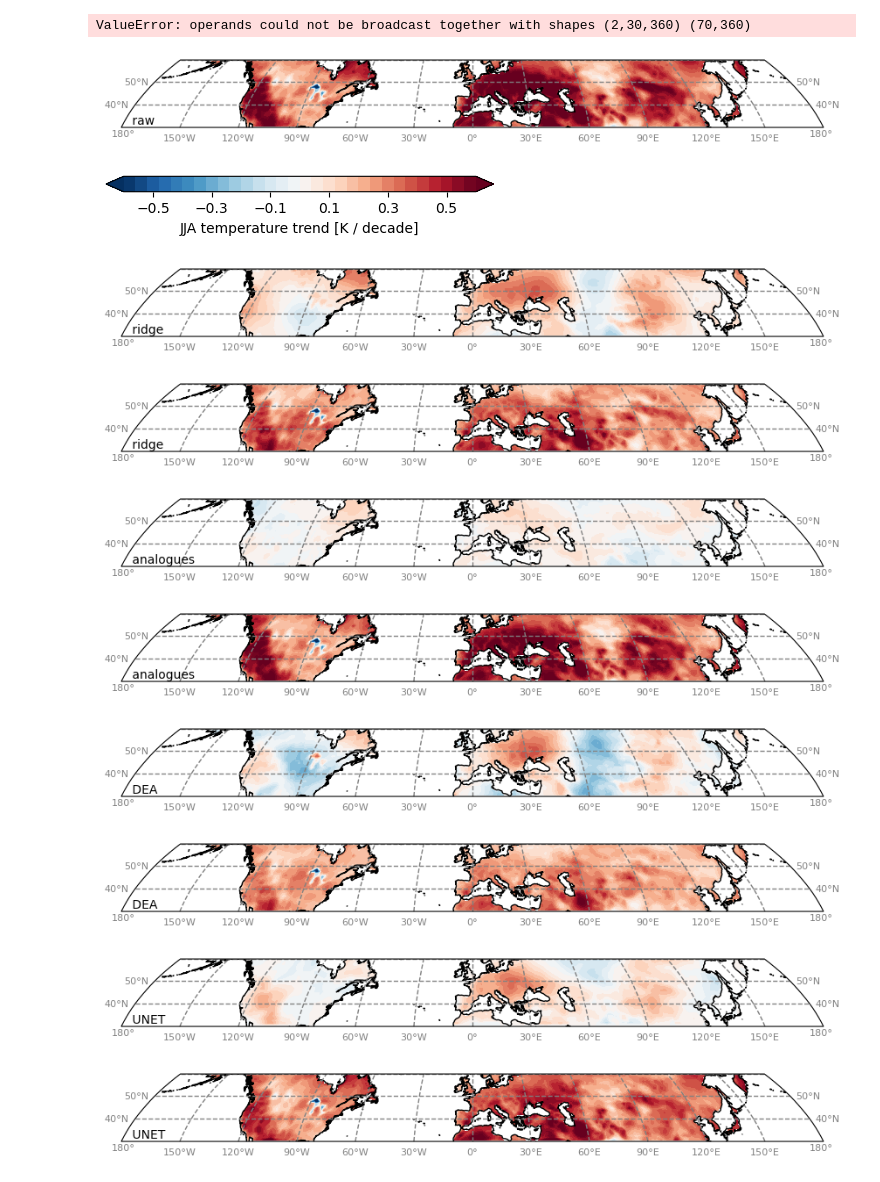
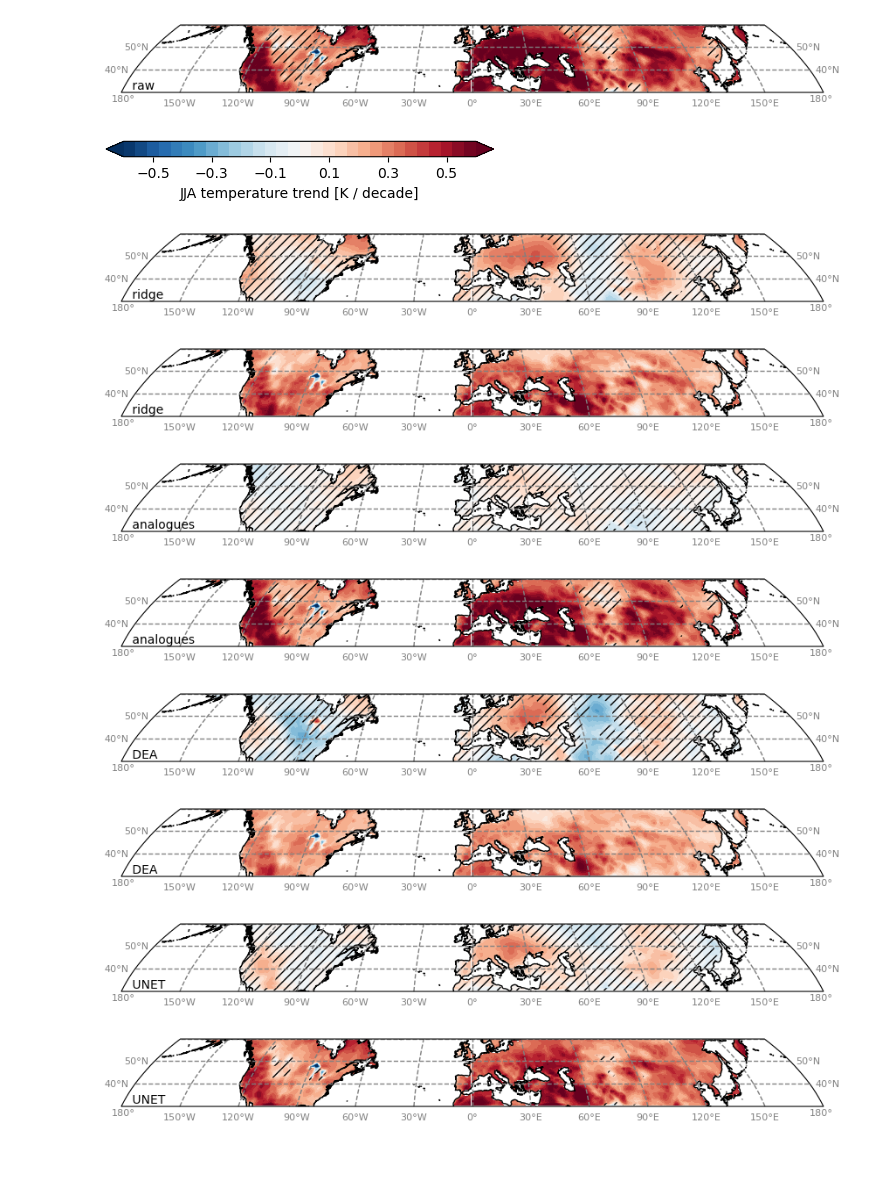
Before and after one commit to peterpeterp/circ_contribution_to_JJA_trends, a Jupyter notebook: 2_application_to_ERA5.ipynb, the cells around one changed output. Cells and saved outputs as stored; diff of their text form; code cells hidden in the pictures.

```diff
--- a/2_application_to_ERA5.ipynb
+++ b/2_application_to_ERA5.ipynb
@@ -69,48 +69,61 @@ reg = 'NH'
 analog_in_file = f"/climca/data/ETH2LIM/ETH2LIM/for_sebastian/tasAdj_mon_ERA5_{reg}.nc"
 nc = xr.open_dataset(analog_in_file)
 nc = nc.assign_coords(lon=(nc.lon + 180) % 360 - 180)
-x = nc['tas_dyn']
-x = x[np.isin(x.time.dt.month, months)]
-x = x.loc[str(period[0]):str(period[1])]
-x = x.groupby(x.time.dt.year).mean()
-trend = x.polyfit('year', deg=1)['polyfit_coefficients'][0].squeeze()
-trend_dict[f'analog_circ_{y1}-{y2}'] = trend
+tas = nc['tas_dyn']
+tas = tas[np.isin(tas.time.dt.month, months)]
+tas = tas.loc[str(period[0]):str(period[1])]
+tas = tas.groupby(tas.time.dt.year).mean()
 
-trend_dict[f'analog_thermo_{y1}-{y2}'] = trend_dict[f'raw_{y1}-{y2}'] - trend_dict[f'analog_circ_{y1}-{y2}']
+slope__, p_value__ = get_slope_and_pval(tas)
+slope = trend_dict[f"raw_{y1}-{y2}"][0].copy() * np.nan
+slope[:] = slope__.sel(dict(lat=slope.lat, lon=slope.lon), method='nearest').values
+p_value = trend_dict[f"raw_{y1}-{y2}"][0].copy() * np.nan
+p_value[:] = p_value__.sel(dict(lat=p_value.lat, lon=p_value.lon), method='nearest').values
+trend_dict[f'analog_circ_{y1}-{y2}'] = (slope, p_value)
+
+slope__, p_value__ = get_slope_and_pval(tas_raw - tas)
+slope = trend_dict[f"raw_{y1}-{y2}"][0].copy() * np.nan
+slope[:] = slope__.sel(dict(lat=slope.lat, lon=slope.lon), method='nearest').values
+p_value = trend_dict[f"raw_{y1}-{y2}"][0].copy() * np.nan
+p_value[:] = p_value__.sel(dict(lat=p_value.lat, lon=p_value.lon), method='nearest').values
+trend_dict[f'analog_thermo_{y1}-{y2}'] = (slope, p_value)
-# %% [output]
-ValueError: operands could not be broadcast together with shapes (2,30,360) (70,360)
 # %%
 for component in ['circ','thermo']:
     y = xr.load_dataset(f'/climca/people/ppfleiderer/decomposition/DEA_homer/ERA5_trend_{y1}-{y2}_{component}.nc')
     y = y.sel(lat=slice(30,60))
     y = y.assign_coords(lon=(y.lon + 180) % 360 - 180)
-    trend_dict[f"DEA_{component}_{y1}-{y2}"] = y
+    trend_dict[f"DEA_{component}_{y1}-{y2}"] = (y['slope'], y['pval'])
 # %%
 with xr.open_dataarray('/climca/data/ETH2LIM/CNRM2LIM/UNET_ERA5/UNET_ERA5_1979_2023.nc') as tas:
     tas = tas.assign_coords(lon=(tas.lon + 180) % 360 - 180)
     tas = tas.assign_coords(lat=tas.lat.round(3))
     tas = tas[np.isin(tas.time.dt.month, months)]
     tas = tas.groupby(tas.time.dt.year).mean()
-    trend_circ = tas.polyfit('year', deg=1)['polyfit_coefficients'][0].squeeze()
-    regridder = xe.Regridder(trend_circ, trend_dict[f'raw_{y1}-{y2}'], method='bilinear')
-    trend_dict[f'UNET_circ_{y1}-{y2}'] = regridder(trend_circ)
-    trend_dict[f'UNET_thermo_{y1}-{y2}'] = trend_dict[f'raw_{y1}-{y2}'] - trend_dict[f'UNET_circ_{y1}-{y2}']
+    regridder = xe.Regridder(tas, tas_raw, method='bilinear')
+    tas = regridder(tas)
+    trend_dict[f'UNET_circ_{y1}-{y2}'] = get_slope_and_pval(tas)
+    trend_dict[f'UNET_thermo_{y1}-{y2}'] = get_slope_and_pval(tas_raw - tas)
 # %%
 for name,y in trend_dict.items():
-    mask = regionmask.defined_regions.natural_earth_v5_0_0.land_110.mask(y.lon, y.lat)
+    mask = regionmask.defined_regions.natural_earth_v5_0_0.land_110.mask(y[0].lon, y[0].lat)
     mask.values[np.isfinite(mask)] = 1
-    trend_dict[name] = y * mask
+    slope = y[0] * mask
+    p_value = y[1] * mask
+    trend_dict[name] = (slope, p_value)
 # %%
 maxabs = 0.6
 extent = [-180, 180, 30, 60]
 levels = np.linspace(-maxabs,maxabs,31)
 # %%
-y = trend_dict[f"raw_{y1}-{y2}"]
-y = y.loc[30:60].roll(lon=int(0.5*y.shape[1]), roll_coords=True)
 fig,ax = plt.subplots(nrows=1, figsize=(12,1), subplot_kw={'projection': cartopy.crs.Robinson()})
 ax.set_extent(extent, crs=cartopy.crs.PlateCarree())
 ax.coastlines()
-im = ax.contourf(y.lon, y.lat, y * 10, transform=cartopy.crs.PlateCarree(), cmap='RdBu_r', levels=levels, extend='both')
+
+xxx = trend_dict[f"raw_{y1}-{y2}"][0]
+im = ax.contourf(xxx.lon, xxx.lat, xxx * 10, transform=cartopy.crs.PlateCarree(), cmap='RdBu_r', levels=levels, extend='both')
+xxx = trend_dict[f"raw_{y1}-{y2}"][1]
+im2 = ax.contourf(xxx.lon, xxx.lat, xxx, transform=cartopy.crs.PlateCarree(), colors='none', hatches=['','///'], levels=[0,0.05,1])
+
 ax.set_facecolor('w')
 ax.annotate(f" raw", xy=(0.01,0.05), xycoords='axes fraction', fontsize=10)
 
@@ -124,7 +137,7 @@ gl.ylabel_style = {'size': 8, 'color': 'gray'}
 
 savefig(f"ERA5_trend_map_raw_{y1}-{y2}")
 # %% [output]
-[figure, old version]
+[figure, new version]
 # %%
 fig,ax = plt.subplots(figsize=(5, 0.2))
 plt.colorbar(im, cax=ax, orientation='horizontal', label=f'JJA temperature trend [K / decade]', ticks=[-0.5, -0.3, -0.1, 0.1, 0.3, 0.5])
@@ -139,33 +152,34 @@ to_plot = {
     'UNET' : 'UNET',
 }
 # %%
-
 for name,long_name in to_plot.items():
     for component in ['circ','thermo']:
-        y = trend_dict[f"{name}_{component}_{y1}-{y2}"]
-        y = y.loc[30:60].roll(lon=int(0.5*y.shape[1]), roll_coords=True)
+
         fig,ax = plt.subplots(nrows=1, figsize=(12,1), subplot_kw={'projection': cartopy.crs.Robinson()})
         ax.set_extent(extent, crs=cartopy.crs.PlateCarree())
         ax.coastlines()
-        im = ax.contourf(y.lon, y.lat, y * 10, transform=cartopy.crs.PlateCarree(), cmap='RdBu_r', levels=levels, extend='both')
+        xxx = trend_dict[f"{name}_{component}_{y1}-{y2}"][0]
+        im = ax.contourf(xxx.lon, xxx.lat, xxx * 10, transform=cartopy.crs.PlateCarree(), cmap='RdBu_r', levels=levels, extend='both')
+        xxx = trend_dict[f"{name}_{component}_{y1}-{y2}"][1]
+        im2 = ax.contourf(xxx.lon, xxx.lat, xxx, transform=cartopy.crs.PlateCarree(), colors='none', hatches=['','///'], levels=[0,0.05,1])
 
         gl = ax.gridlines(crs=cartopy.crs.PlateCarree(), draw_labels=True,
                         linewidth=1, color='gray', alpha=1, linestyle='--')
         gl.top_labels = False
         gl.xlocator = matplotlib.ticker.FixedLocator(np.arange(-180,200,30,'int'))
         gl.ylocator = matplotlib.ticker.FixedLocator(np.arange(40,61,10,'int'))
         gl.xlabel_style = {'size': 8, 'color': 'gray'}
         gl.ylabel_style = {'size': 8, 'color': 'gray'}
 
         ax.annotate(f" {long_name}", xy=(0.01,0.05), xycoords='axes fraction', fontsize=10)
 
         savefig(f"ERA5_trend_map_{name}_{component}_{y1}-{y2}")
 # %% [output]
-[figure, old version]
+[figure, new version]
 [figure]
-[figure, old version]
+[figure, new version]
-[figure, old version]
+[figure, new version]
-[figure, old version]
+[figure, new version]
 [figure]
-[figure, old version]
+[figure, new version]
-[figure, old version]
+[figure, new version]
```
Also changed, not shown: parts of 2 cells of this notebook, 6 other files.
